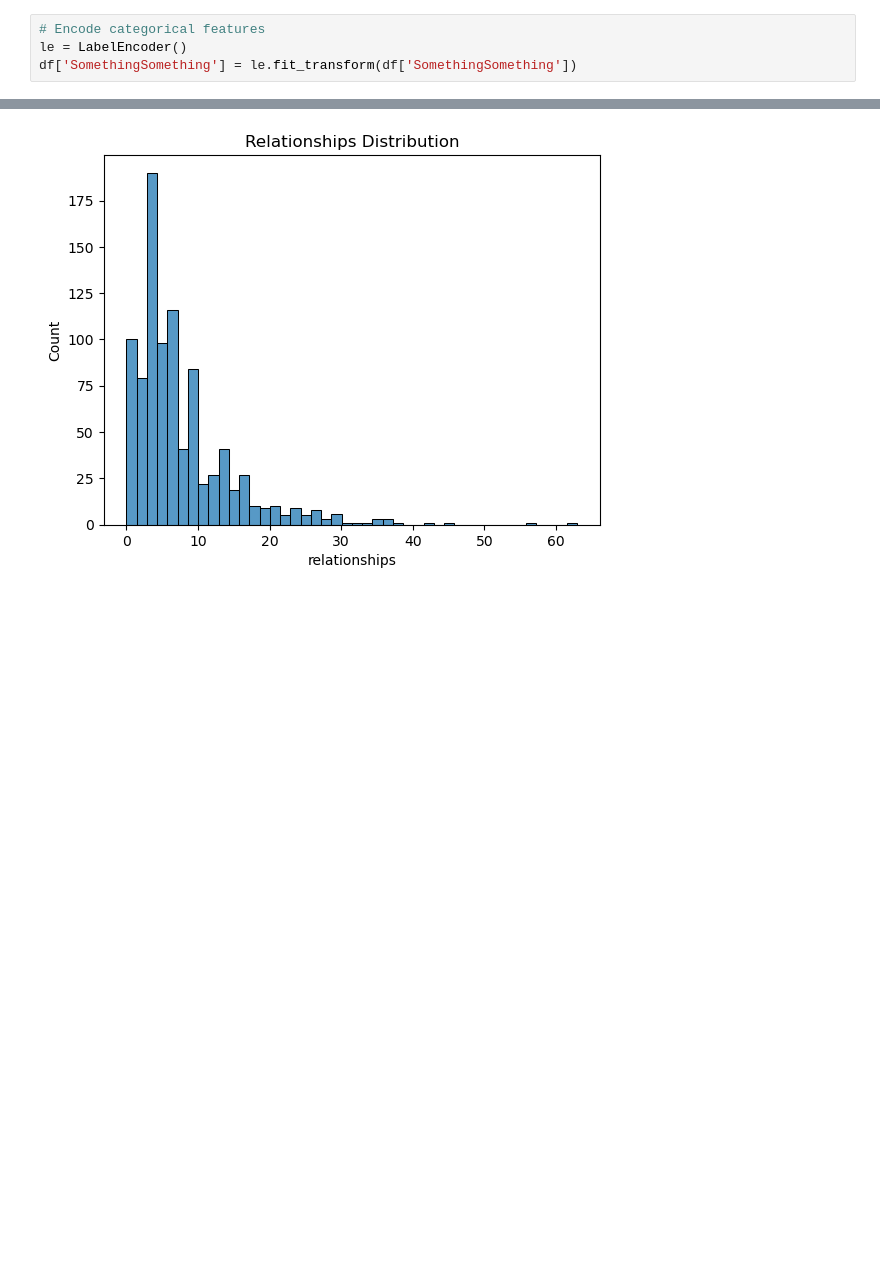
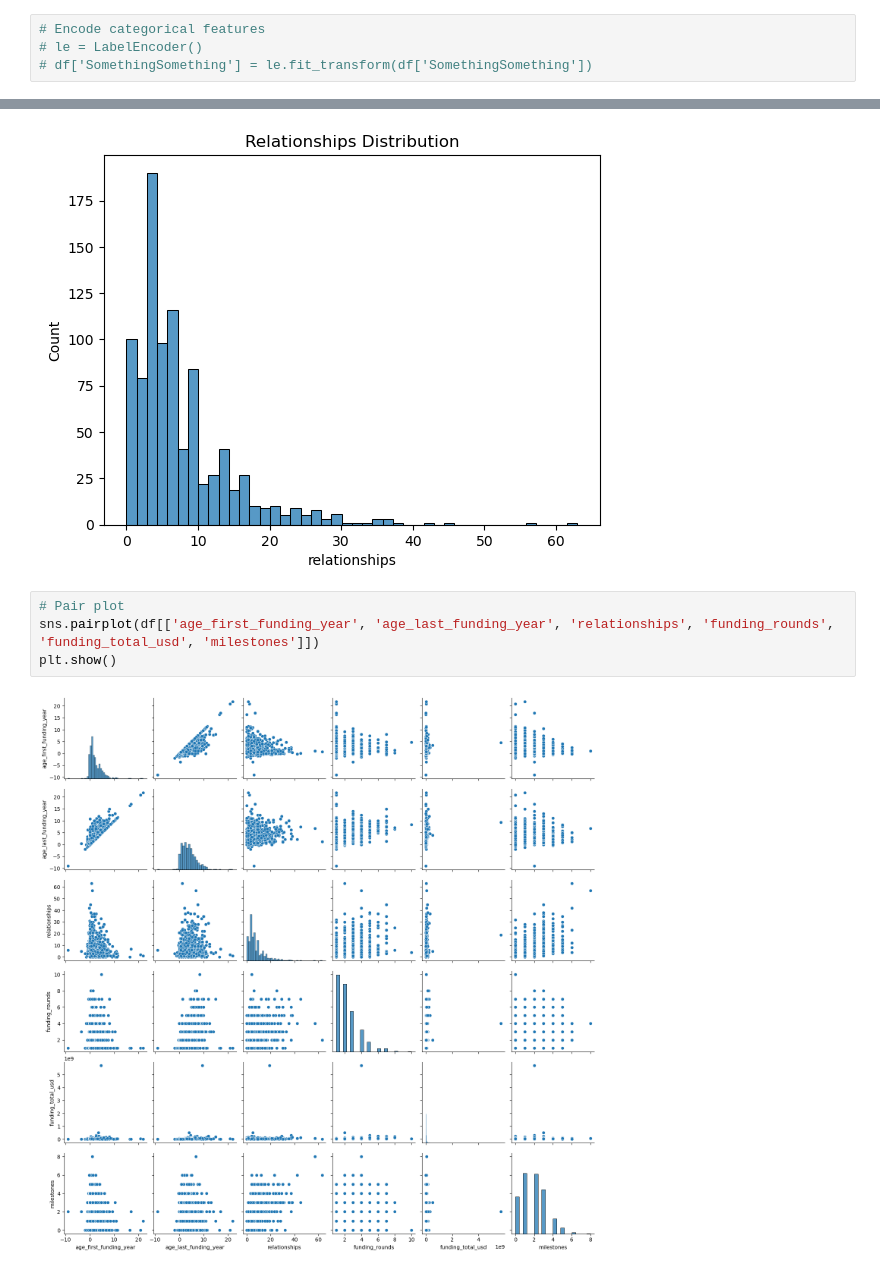
Before and after one commit to MayaVB/Applied_DS_Project, a Jupyter notebook: notebooks/EDA.ipynb, the cells around one changed output, grey strips where cells are left out. Saved outputs shown, nothing was run; the diff lists cells and outputs as text; blank space fills up the shorter version.

Commit message:
added more plots for data understanding

```diff
--- a/notebooks/EDA.ipynb
+++ b/notebooks/EDA.ipynb
@@ -49,8 +49,8 @@ Preprocess:
 df = df.fillna(method='ffill')
 # %%
 # Encode categorical features
-le = LabelEncoder()
-df['SomethingSomething'] = le.fit_transform(df['SomethingSomething'])
+# le = LabelEncoder()
+# df['SomethingSomething'] = le.fit_transform(df['SomethingSomething'])
 # %%
 df.info() # after preprocess
 # %% [output]
@@ -97,3 +95,9 @@ plt.title('Relationships Distribution')
 plt.show()
 # %% [output]
 [figure]
+# %%
+# Pair plot
+sns.pairplot(df[['age_first_funding_year', 'age_last_funding_year', 'relationships', 'funding_rounds', 'funding_total_usd', 'milestones']])
+plt.show()
+# %% [output]
+[figure, added]
```
Also changed, not shown: parts of 6 cells of this notebook.
